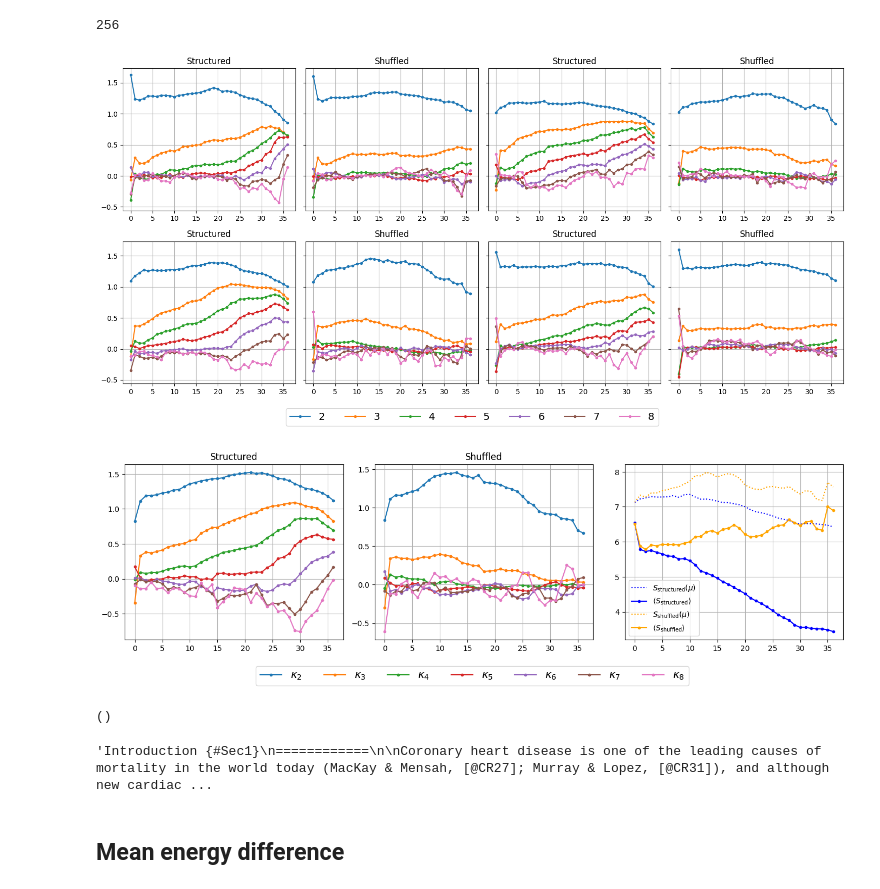
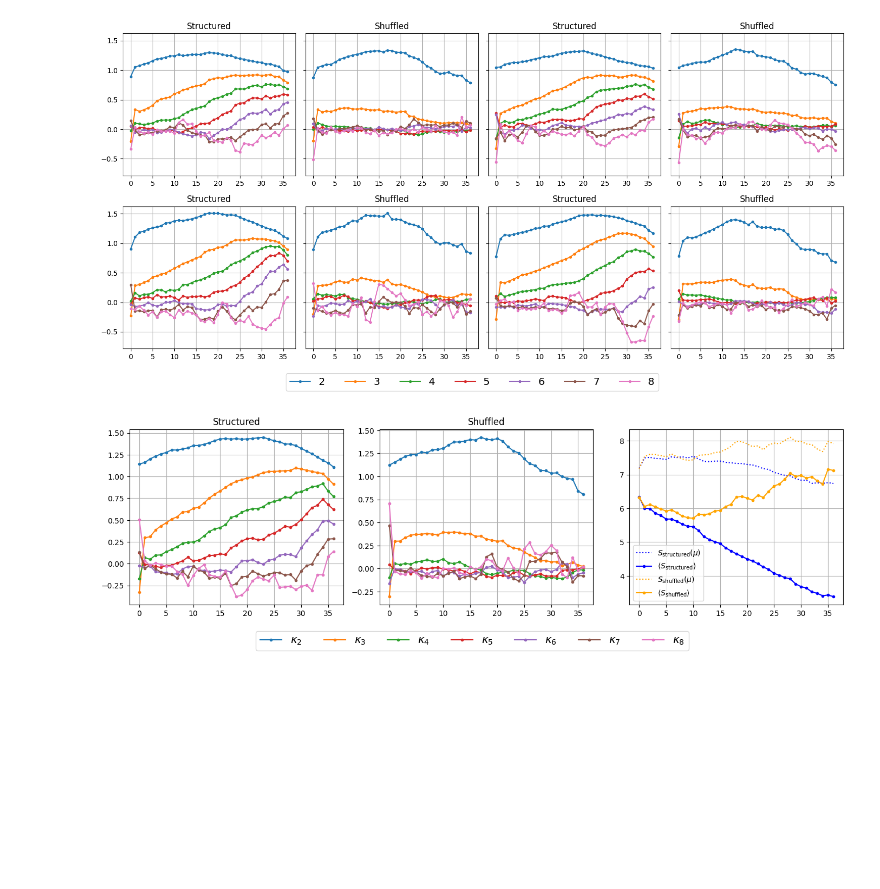
Before and after one commit to karthikviswanathn/prompt_intrinsic_dimension, a Jupyter notebook: hild/structured_shuffled.ipynb, the cells around one changed output. Drawn from its saved outputs; the diff is of its cells as text; code cells hidden in the pictures; blank space fills up the shorter version.

```diff
--- a/hild/structured_shuffled.ipynb
+++ b/hild/structured_shuffled.ipynb
@@ -31,8 +40,8 @@ tuned_lens = TunedLens.from_model_and_pretrained(model)
 tuned_lens = tuned_lens.to(device)
 # %%
 ds = load_dataset("NeelNanda/pile-10k")['train']
-filtered_indices = np.load('filtered_indices.npy')
-subset_indices = np.load('subset_indices.npy')
+filtered_indices = np.load('../filtered_indices.npy')
+subset_indices = np.load('../subset_indices.npy')
 # %%
 def shuffle_tokens(ids, shuffle_index):
     N, K = ids.shape[-1], 4**shuffle_index
@@ -125,9 +134,7 @@ def plot_stats(test_indx, ax):
     ax.grid(True)
     ax.legend()
 # %%
-max_length
+max_length = 256
-# %% [output]
-256
 # %%
 def plot_stats(test_indx, ax, shuffle_indx = 0):
     prompt_indx = filtered_indices[test_indx]
@@ -157,7 +164,7 @@ fig.legend(handles_psim, labels_psim, loc='upper center', bbox_to_anchor=(0.5, -
 plt.tight_layout()
 plt.show()
 # %% [output]
-[figure, old version]
+[figure, new version]
 # %%
 def plot_stats(test_indx, ax, shuffle_indx = 0):
     prompt_indx = filtered_indices[test_indx]
@@ -174,44 +181,32 @@ def plot_stats(test_indx, ax, shuffle_indx = 0):
     # ax.set_title(f"{prompt_indx}, {topic}")
     shuffled = "Shuffled" if shuffle_indx > 0 else "Structured"
     ax.set_title(shuffled)
     ax.grid(True)
     all_entropies= []
     for idx in range(len(all_logits)):
         # print("Hi")
         logits, probs = all_logits[idx], all_probs[idx].cpu().detach().numpy()
         all_entropies.append(-(probs*np.log(probs)).sum(axis = -1).mean())
     return entropy, all_entropies
     # ax.legend()
 
 test_indx = np.random.choice(2244, 1)[0]
 
-
+test_indx = 686
 fig, axes = plt.subplots(1, 3, figsize=(14, 4))
 # for qq, test_indx in enumerate(np.random.choice(2244, 1)):
     # for shuffle_indx in range(5): plot_stats(indx, axes[qq][shuffle_indx], shuffle_indx)
 entropy, all_entropies = plot_stats(test_indx, axes[0], 0)
 axes[2].plot(entropy, c = 'blue', linestyle = 'dotted',label = "$S_{\\text{structured}}(\mu)$")
 axes[2].plot(all_entropies, marker = '.', c = 'blue', label = "$\langle S_{\\text{structured}} \\rangle$")
 entropy, all_entropies = plot_stats(test_indx, axes[1], 4)
 axes[2].plot(entropy, c = 'orange', linestyle = 'dotted', label = "$S_{\\text{shuffled}}(\mu)$")
 axes[2].plot(all_entropies, marker = '.', c = 'orange', label = "$\langle S_{\\text{shuffled}} \\rangle$")
 axes[2].grid(True)
 axes[2].legend()
 handles_psim, labels_psim = axes[0].get_legend_handles_labels()
 fig.legend(handles_psim, labels_psim, loc='upper center', bbox_to_anchor=(0.5, -0.0), ncol = 7,  fontsize = "x-large")
 plt.tight_layout()
 plt.show()
 # %% [output]
-[figure, old version]
+[figure, new version]
-# %%
-all_entropies[0].shape
-# %% [output]
-()
-# %%
-text = ds['text'][5246].strip()
-tokens = tokenizer.encode(text, add_special_tokens=False)
-tokenizer.decode(tokens[:max_length])
-# %% [output]
-'Introduction {#Sec1}\n============\n\nCoronary heart disease is one of the leading causes of mortality in the world today (MacKay & Mensah, [@CR27]; Murray & Lopez, [@CR31]), and although new cardiac ...
-# %% [markdown]
-## Mean energy difference
```
Also changed, not shown: parts of 13 cells of this notebook.
